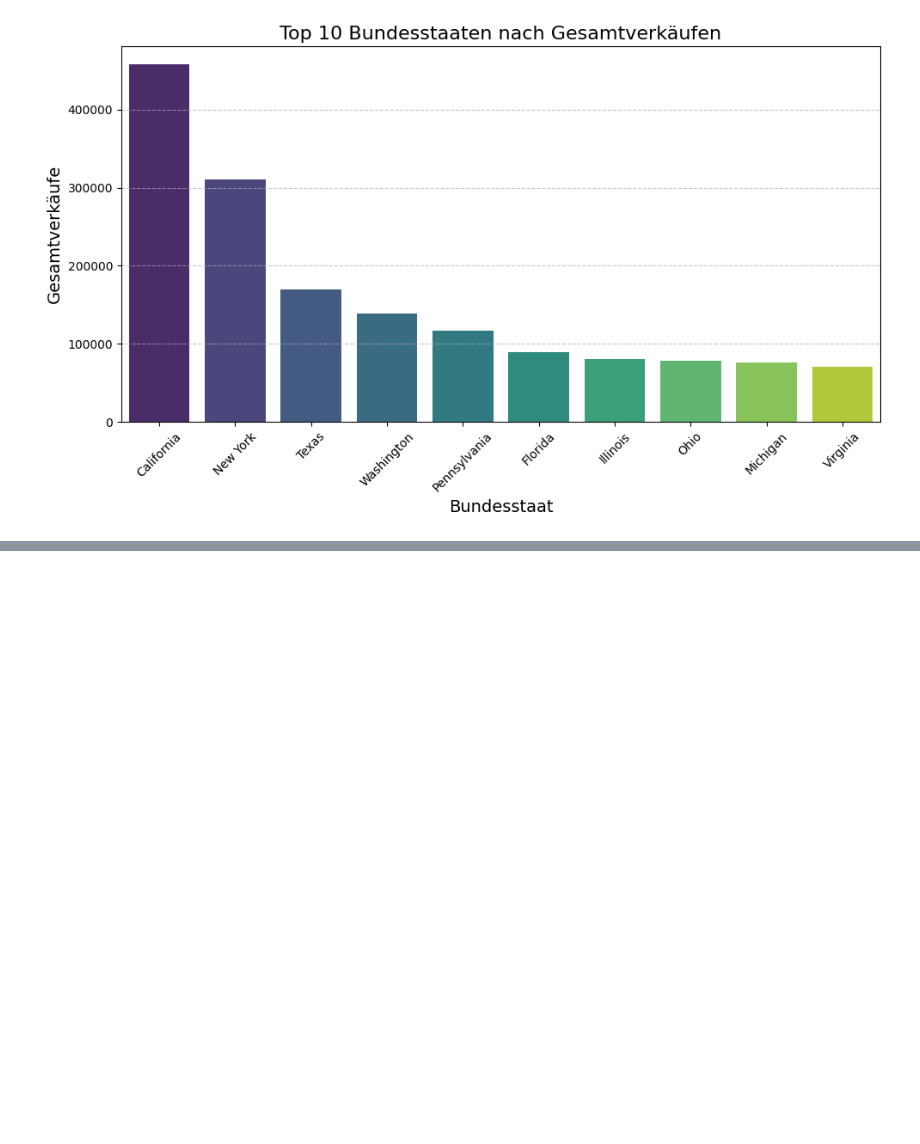
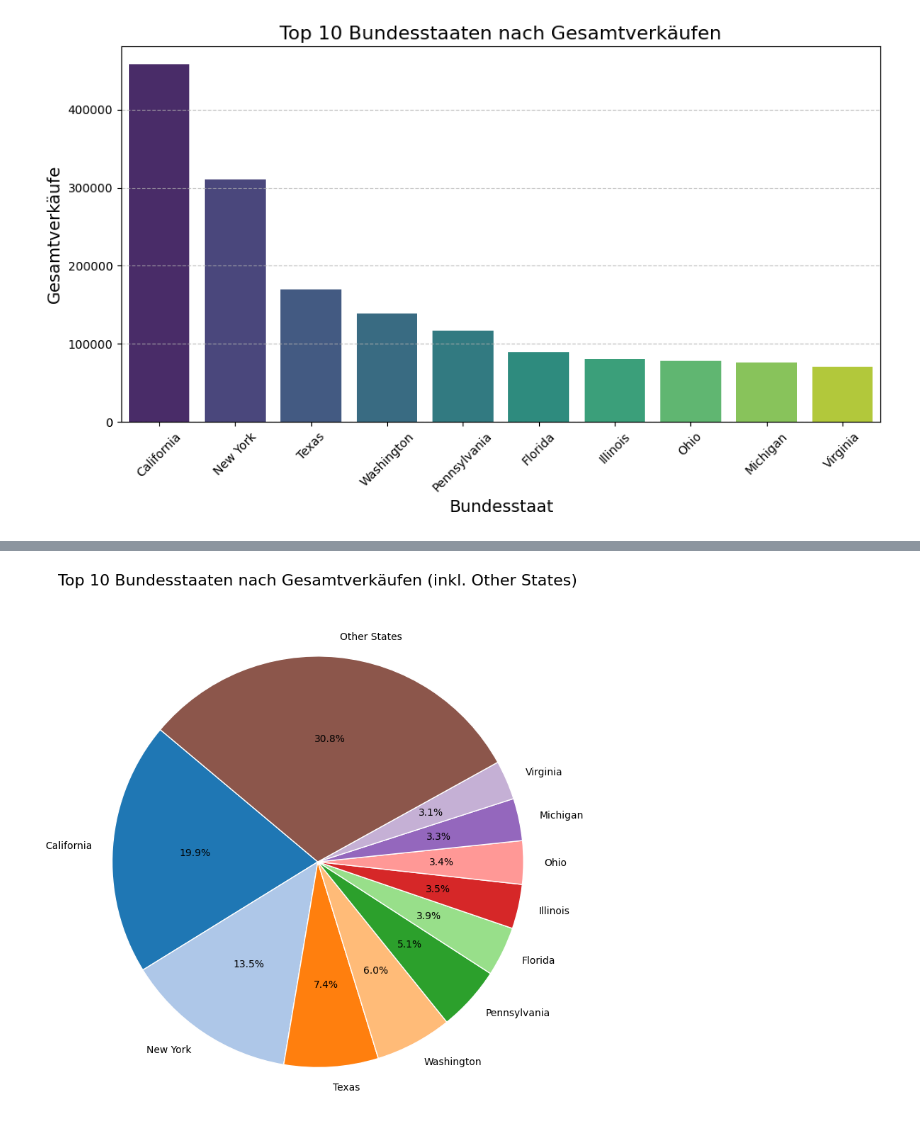
Before and after one commit to maumaudonut/BINA-Projekt-FS25-Donat, a Jupyter notebook: Erstes Projekt Donat/Erstes_BI_Projekt_Donat.ipynb, the cells around one changed output, grey strips where cells are left out. Drawn from its saved outputs; the diff is of its cells as text; code cells hidden in the pictures; blank space fills up the shorter version.

```diff
--- a/Erstes Projekt Donat/Erstes_BI_Projekt_Donat.ipynb
+++ b/Erstes Projekt Donat/Erstes_BI_Projekt_Donat.ipynb
@@ -112,3 +114,9 @@ Passing `palette` without assigning `hue` is deprecated and will be removed in v
 
   sns.barplot(x='State', y='Sales', data=top_states, palette='viridis')  # Balkendiagramm
 [figure]
+# %%
+# Preis pro Stück berechnen
+df['Price per Unit'] = df['Sales'] / df['Quantity']
+
+# Ergebnis anzeigen
+df.head()
@@ -114,0 +131,35 @@ Passing `palette` without assigning `hue` is deprecated and will be removed in v
+# %%
+# Gruppiere die Daten nach Bundesstaat (State) und summiere die Verkäufe
+state_sales = df.groupby('State')['Sales'].sum()
+
+# Sortiere die Bundesstaaten nach den Gesamtverkäufen (absteigend)
+sorted_states = state_sales.sort_values(ascending=False)
+
+# Top 10 Bundesstaaten auswählen
+top_states = sorted_states.head(10)
+
+# Summe der Verkäufe der restlichen Bundesstaaten berechnen
+other_sales = sorted_states[10:].sum()
+
+# "Other States" zur Top-10-Liste hinzufügen
+top_states['Other States'] = other_sales
+
+# Kuchendiagramm erstellen
+plt.figure(figsize=(8, 8))  # Größe des Diagramms
+plt.pie(
+    top_states,  # Werte für das Kuchendiagramm
+    labels=top_states.index,  # Beschriftungen für die Segmente
+    autopct='%1.1f%%',  # Prozentangaben anzeigen (1 Nachkommastelle)
+    startangle=140,  # Startwinkel für das erste Segment
+    colors=plt.cm.tab20.colors,  # Farbpalette
+    wedgeprops={'edgecolor': 'white', 'linewidth': 1}  # Weiße Trennlinien zwischen den Segmenten
+)
+
+# Titel hinzufügen
+plt.title('Top 10 Bundesstaaten nach Gesamtverkäufen (inkl. Other States)', fontsize=16, pad=20)
+
+# Diagramm anzeigen
+plt.tight_layout()
+plt.show()
+# %% [output]
+[figure, added]
```
Also changed, not shown: parts of 2 cells of this notebook.
